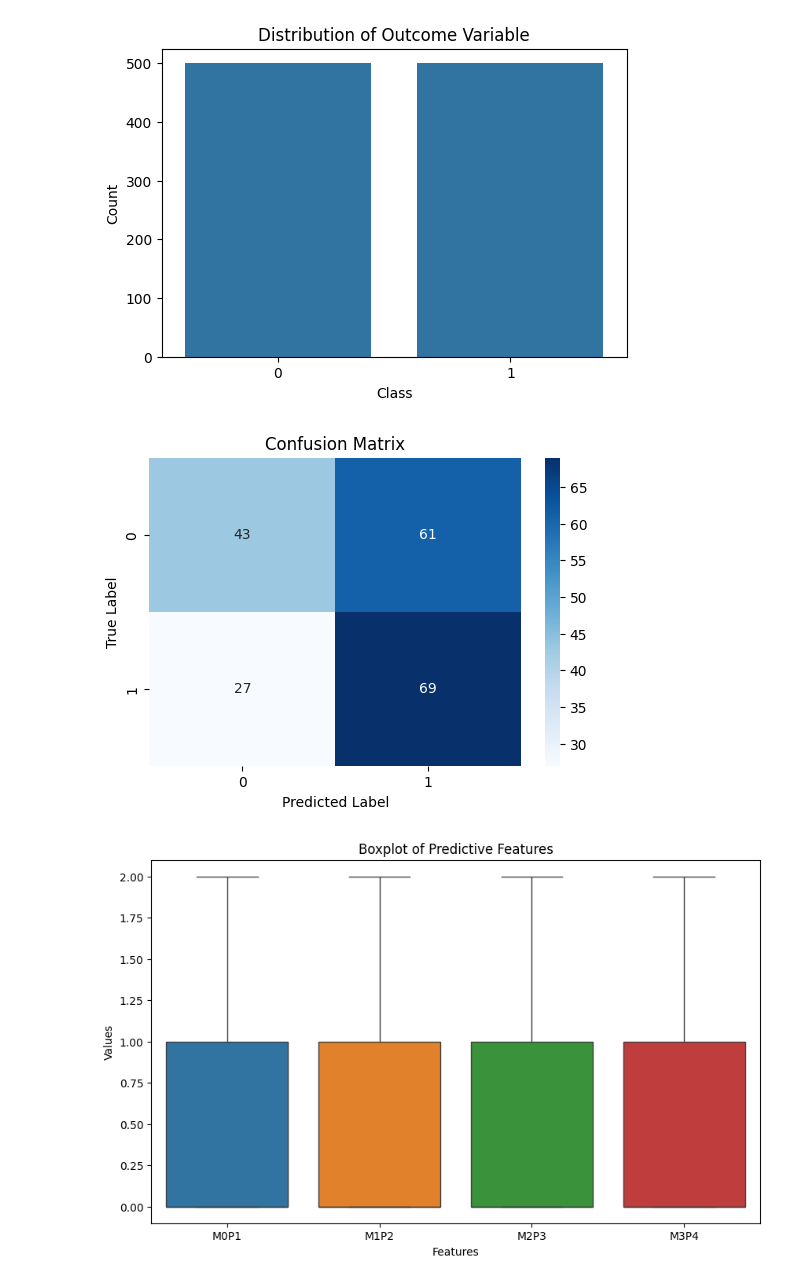
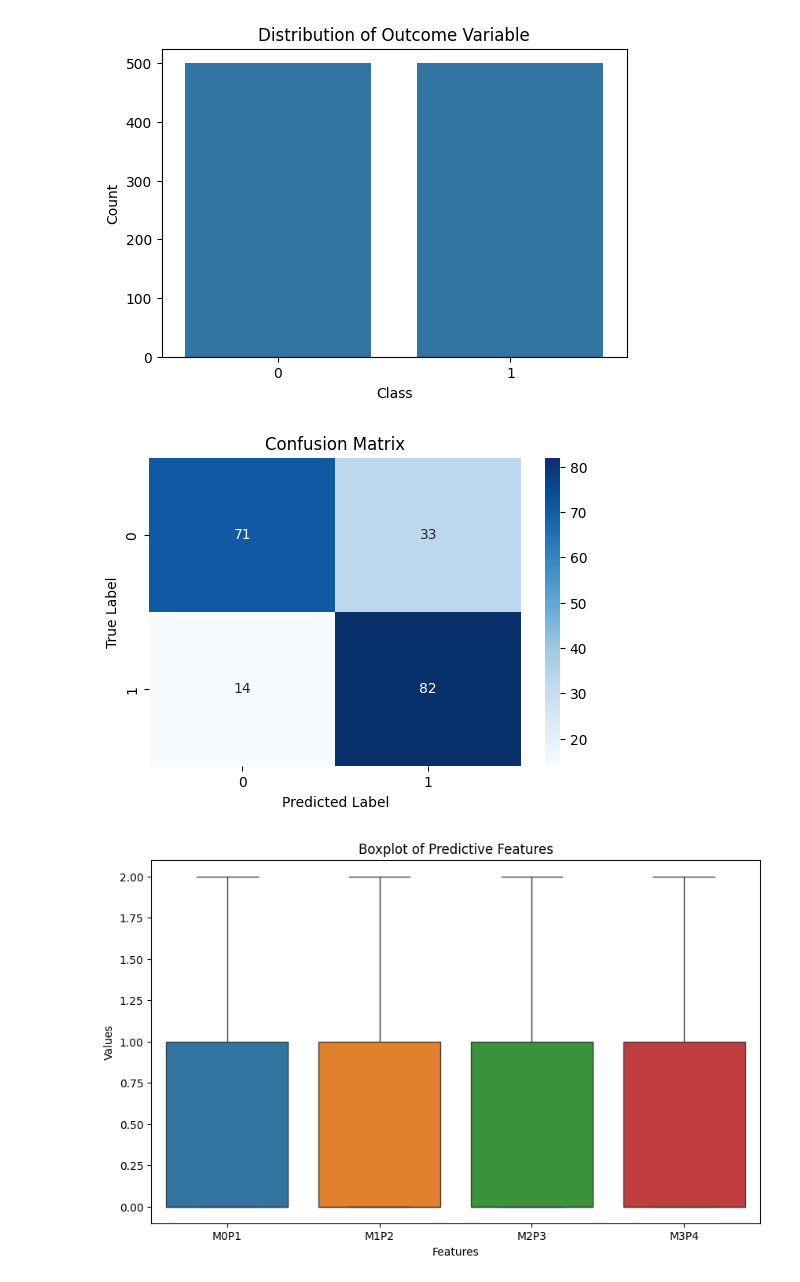
Before and after one commit to Dhanush295/Modeling-Complex-Genomic-Associations, a Jupyter notebook: Model_Training_using_pandas/2_wayEpi_Small_dataset.ipynb, the cells around one changed output. Saved outputs shown, nothing was run; the diff lists cells and outputs as text; code cells hidden in the pictures.

```diff
--- a/Model_Training_using_pandas/2_wayEpi_Small_dataset.ipynb
+++ b/Model_Training_using_pandas/2_wayEpi_Small_dataset.ipynb
@@ -16,7 +16,7 @@ import seaborn as sns
 from matplotlib import pyplot as plt
 %matplotlib inline
 # %%
-df = pd.read_csv('Data/Small_Datasets/2-wayEpi_100feat.txt', delimiter='\t')
+df = pd.read_csv('../Data/Small_Datasets/2-wayEpi_100feat.txt', delimiter='\t')
 df
 # %% [output]
 |  | N0 | N1 | N2 | N3 | N4 | N5 | N6 | N7 | N8 | N9 | ... | ... |
@@ -96,26 +96,27 @@ plt.show()
 # %% [output]
 [figure]
 # %%
+from sklearn.ensemble import GradientBoostingClassifier
 # Preprocessing
-X = df[['M0P1', 'M0P2']]
+X = df[['M0P1', 'M0P2',]]
 y = df[['Class']]
 
 # Splitting the data into training and testing sets
 X_train, X_test, y_train, y_test = train_test_split(X, y, test_size=0.2, random_state=42)
 
-model = LogisticRegression(max_iter=1000)
+model = GradientBoostingClassifier()
 model.fit(X_train, y_train)
 y_pred = model.predict(X_test)
 
 cm = confusion_matrix(y_test, y_pred)
 plt.figure(figsize=(6, 4))
 sns.heatmap(cm, annot=True, cmap='Blues', fmt='d')
 plt.title('Confusion Matrix')
 plt.xlabel('Predicted Label')
 plt.ylabel('True Label')
 plt.show()
 # %% [output]
-[figure, old version]
+[figure, new version]
 # %%
 plt.figure(figsize=(10, 6))
 sns.boxplot(data=df[['M0P1', 'M1P2', 'M2P3', 'M3P4']])
```
Also changed, not shown: parts of 2 cells of this notebook, 8 other files.
